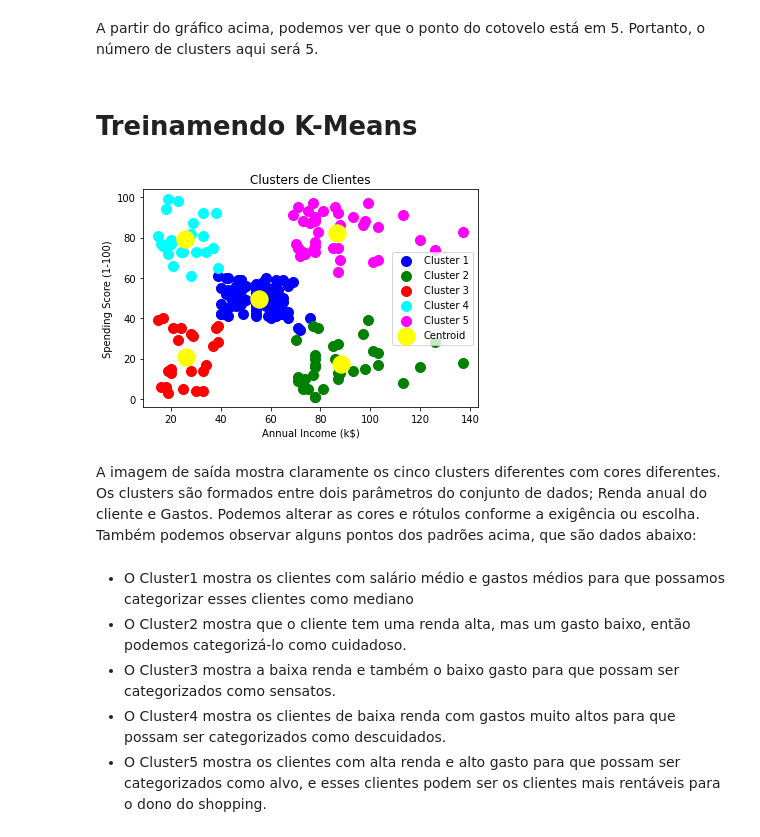
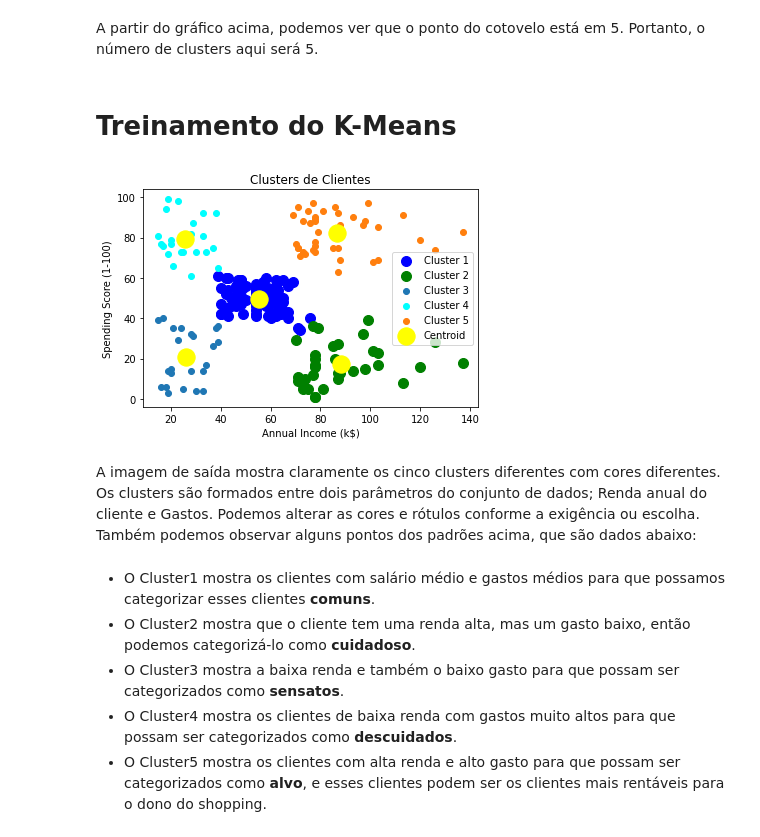
Before and after one commit to rodrigoclira/mineracao-dados, a Jupyter notebook: KMeans.ipynb, the cells around one changed output. Drawn from its saved outputs; the diff is of its cells as text; code cells hidden in the pictures.

```diff
--- a/KMeans.ipynb
+++ b/KMeans.ipynb
@@ -75,31 +101,33 @@ for cluster, wcss in enumerate(wcss_list):
 # %% [markdown]
 A partir do gráfico acima, podemos ver que o ponto do cotovelo está em 5. Portanto, o número de clusters aqui será 5.
 # %% [markdown]
-# Treinamendo K-Means
+# Treinamento do K-Means
 # %%
 #training the K-means model on a dataset
 kmeans = KMeans(n_clusters=5, init='k-means++', random_state= 42)
 y_predict= kmeans.fit_predict(X)
 # %%
 #visulaizing the clusters
-plt.scatter(x[y_predict == 0, 0], x[y_predict == 0, 1], s = 100, c = 'blue', label = 'Cluster 1') #for first cluster
-plt.scatter(x[y_predict == 1, 0], x[y_predict == 1, 1], s = 100, c = 'green', label = 'Cluster 2') #for second cluster
-plt.scatter(x[y_predict== 2, 0], x[y_predict == 2, 1], s = 100, c = 'red', label = 'Cluster 3') #for third cluster
-plt.scatter(x[y_predict == 3, 0], x[y_predict == 3, 1], s = 100, c = 'cyan', label = 'Cluster 4') #for fourth cluster
-plt.scatter(x[y_predict == 4, 0], x[y_predict == 4, 1], s = 100, c = 'magenta', label = 'Cluster 5') #for fifth cluster
+plt.scatter(X[y_predict == 0]['Annual Income (k$)'], X[y_predict == 0]['Spending Score (1-100)'], s = 100, c = 'blue', label = 'Cluster 1') #for first cluster
+plt.scatter(X[y_predict == 1]['Annual Income (k$)'], X[y_predict == 1]['Spending Score (1-100)'], s = 100, c = 'green', label = 'Cluster 2') #for second cluster
+plt.scatter(X[y_predict == 2]['Annual Income (k$)'], X[y_predict == 2]['Spending Score (1-100)'], label = 'Cluster 3') #for third cluster
+plt.scatter(X[y_predict == 3]['Annual Income (k$)'], X[y_predict == 3]['Spending Score (1-100)'], c = 'cyan', label = 'Cluster 4') #for fourth cluster
+plt.scatter(X[y_predict == 4]['Annual Income (k$)'], X[y_predict == 4]['Spending Score (1-100)'], label = 'Cluster 5') #for fifth cluster
+
 plt.scatter(kmeans.cluster_centers_[:, 0], kmeans.cluster_centers_[:, 1], s = 300, c = 'yellow', label = 'Centroid')
+
 plt.title('Clusters de Clientes')
 plt.xlabel('Annual Income (k$)')
 plt.ylabel('Spending Score (1-100)')
 plt.legend()
 plt.show()
 # %% [output]
-[figure, old version]
+[figure, new version]
 # %% [markdown]
 A imagem de saída mostra claramente os cinco clusters diferentes com cores diferentes. Os clusters são formados entre dois parâmetros do conjunto de dados; Renda anual do cliente e Gastos. Podemos alterar as cores e rótulos conforme a exigência ou escolha. Também podemos observar alguns pontos dos padrões acima, que são dados abaixo:
 # %% [markdown]
-* O Cluster1 mostra os clientes com salário médio e gastos médios para que possamos categorizar esses clientes como mediano
-* O Cluster2 mostra que o cliente tem uma renda alta, mas um gasto baixo, então podemos categorizá-lo como cuidadoso.
-* O Cluster3 mostra a baixa renda e também o baixo gasto para que possam ser categorizados como sensatos.
-* O Cluster4 mostra os clientes de baixa renda com gastos muito altos para que possam ser categorizados como descuidados.
-* O Cluster5 mostra os clientes com alta renda e alto gasto para que possam ser categorizados como alvo, e esses clientes podem ser os clientes mais rentáveis para o dono do shopping.
+* O Cluster1 mostra os clientes com salário médio e gastos médios para que possamos categorizar esses clientes __comuns__.
+* O Cluster2 mostra que o cliente tem uma renda alta, mas um gasto baixo, então podemos categorizá-lo como __cuidadoso__.
+* O Cluster3 mostra a baixa renda e também o baixo gasto para que possam ser categorizados como __sensatos__.
+* O Cluster4 mostra os clientes de baixa renda com gastos muito altos para que possam ser categorizados como __descuidados__.
+* O Cluster5 mostra os clientes com alta renda e alto gasto para que possam ser categorizados como __alvo__, e esses clientes podem ser os clientes mais rentáveis para o dono do shopping.
```
Also changed, not shown: parts of 5 cells of this notebook.
